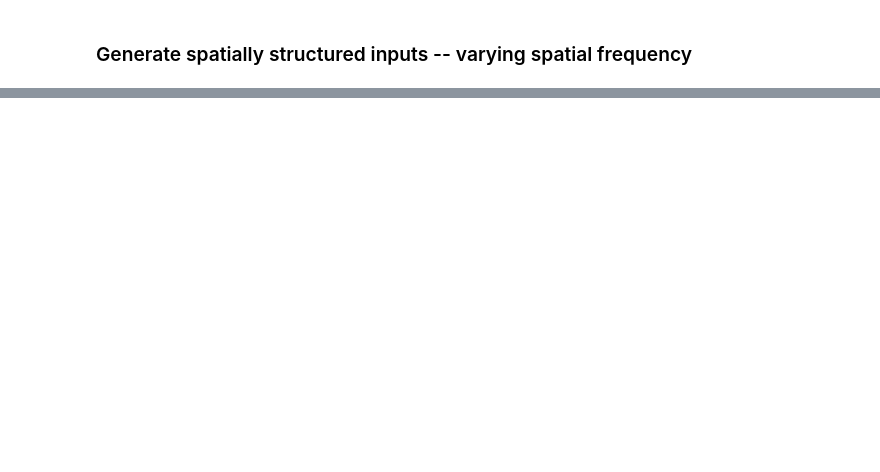
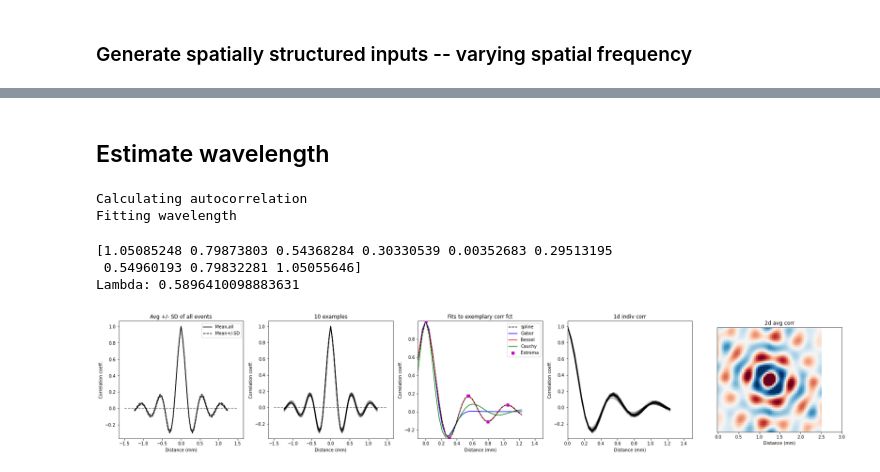
Before and after one commit to SmithNeuroLab/uniform_opto, a Jupyter notebook: linearLELI_demo.ipynb, the cells around one changed output, grey strips where cells are left out. Saved outputs shown, nothing was run; the diff lists cells and outputs as text; code cells hidden in the pictures; blank space fills up the shorter version.

Commit message:
Update linearLELI_demo.ipynb
Added wavelength estimation example

```diff
--- a/linearLELI_demo.ipynb
+++ b/linearLELI_demo.ipynb
@@ -203,0 +216,27 @@ Text(0.5, 1.0, 'Mean')
+# %% [markdown]
+## Estimate wavelength
+# %%
+#parameters
+roi=np.ones(networkSize)
+useFirstPeak=False #Method of calculating wavelength -- if True, will use the distance to first Peak.
+                                                       #If False, will find distance to first trough and double it.
+normToLambda=True #Normalize values to the distance of one wavelength of the endogneous network
+
+if normToLambda:
+    #calculate wavelength of spontaneous events
+    autocorr,spectrum,distance,_,_,_,area_peak_locs,area_peak_vals=eventAutocorrFitWavelength(spontaneous_evts,
+                                                                                              roi,ump=network_resolution/2,
+                                                                                              makeFig=True,saveFig=None)
+    if useFirstPeak:
+        lambdaSpont=np.nanmean(area_peak_locs[:,1])
+    else:
+        lambdaSpont=np.nanmean(area_peak_locs[:,0]*2)
+
+    print('Lambda: {}'.format(lambdaSpont))
+# %% [output]
+Calculating autocorrelation
+Fitting wavelength
+[1.05085248 0.79873803 0.54368284 0.30330539 0.00352683 0.29513195
+ 0.54960193 0.79832281 1.05055646]
+Lambda: 0.5896410098883631
+[figure, added]
```
Also changed, not shown: parts of 14 cells of this notebook.
